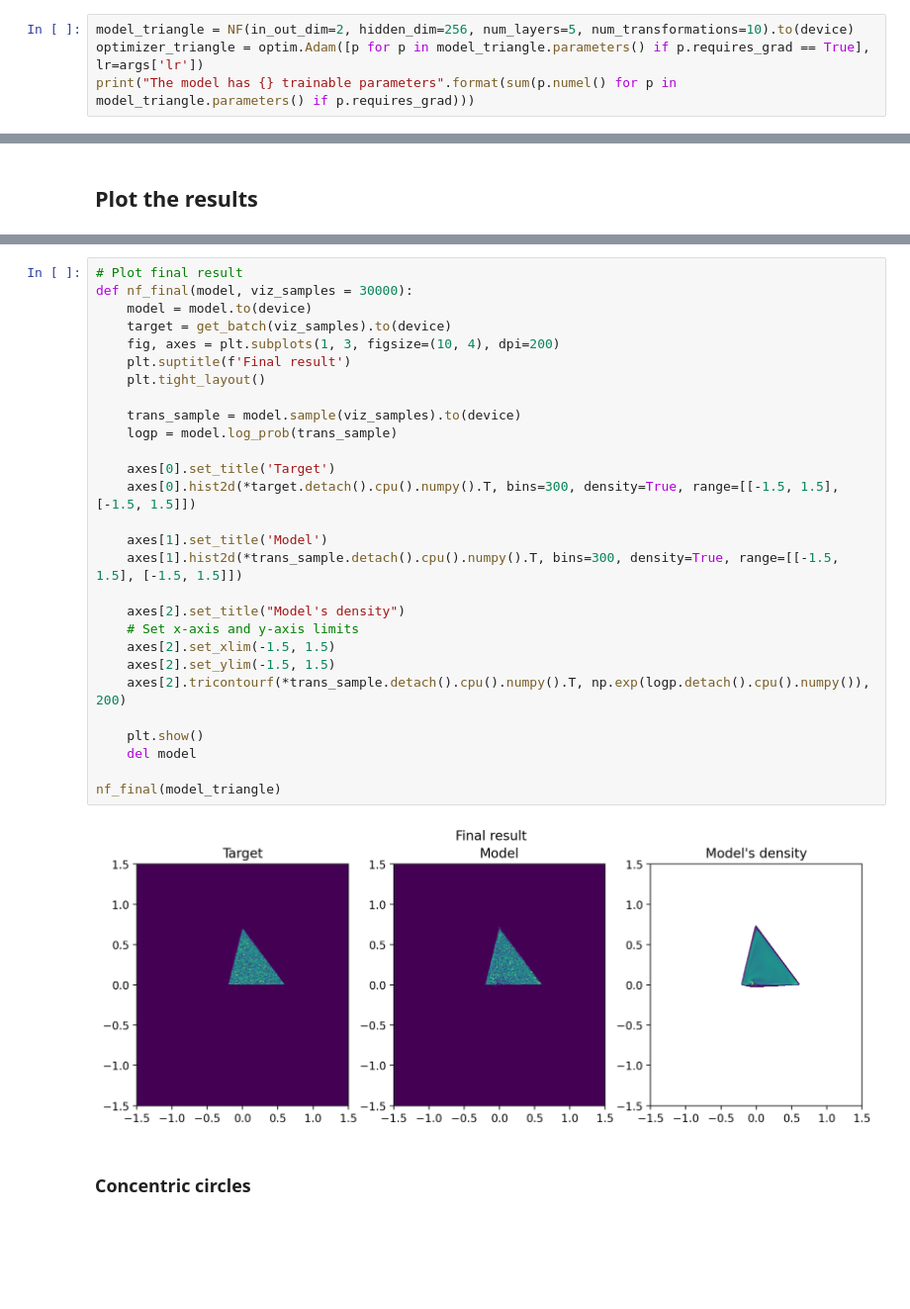
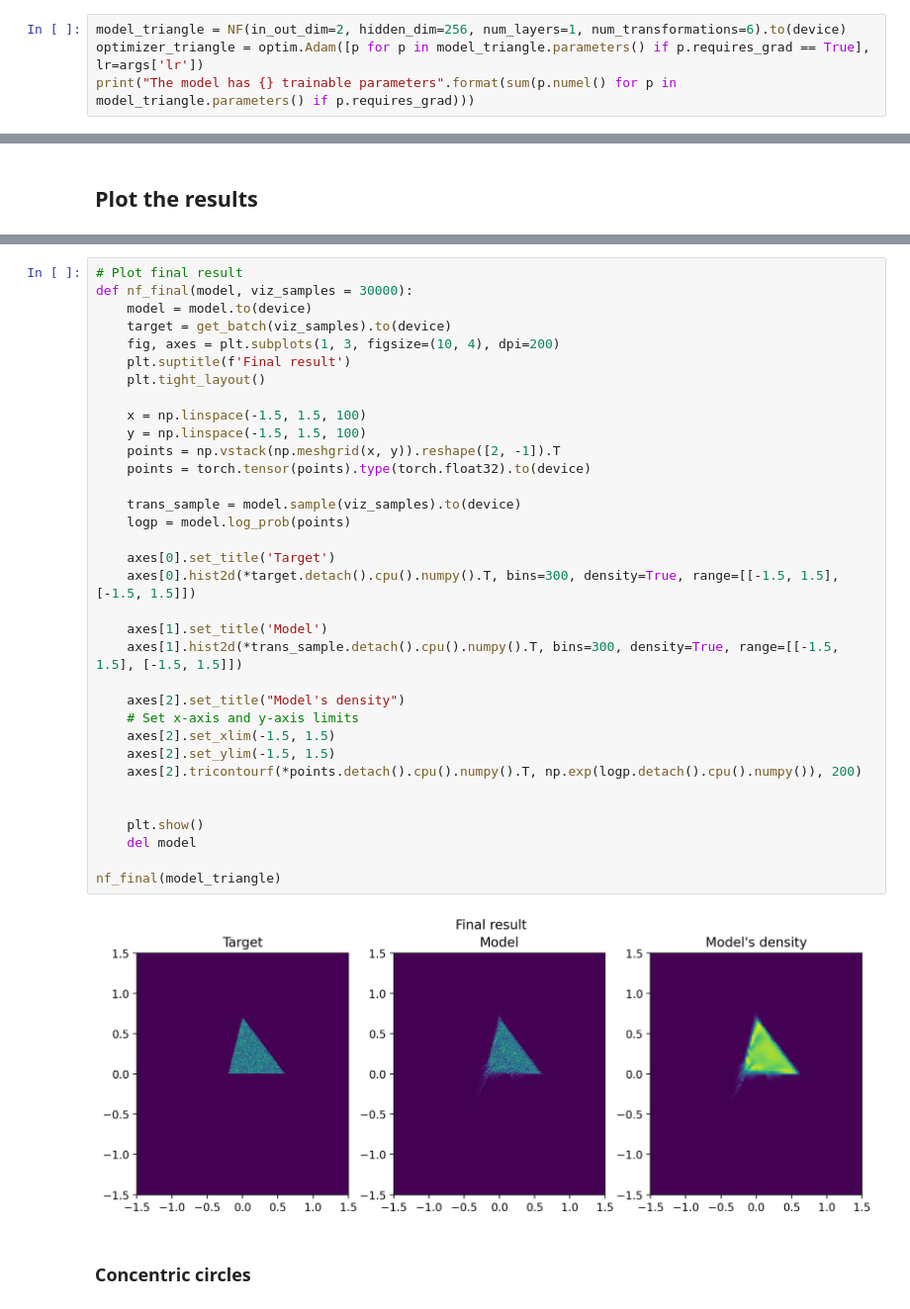
Before and after one commit to pbaldisa/neural-odes, a Jupyter notebook: application_examples/continuous_normalising_flows/nf_toy.ipynb, the cells around one changed output, grey strips where cells are left out. Shown at 99% size. Cells and saved outputs as stored; diff of their text form; blank space fills up the shorter version.

```diff
--- a/application_examples/continuous_normalising_flows/nf_toy.ipynb
+++ b/application_examples/continuous_normalising_flows/nf_toy.ipynb
@@ -149,7 +149,7 @@ def get_batch(num_samples):
 # %% [markdown]
 ## Define the model
 # %%
-model_triangle = NF(in_out_dim=2, hidden_dim=256, num_layers=5, num_transformations=10).to(device)
+model_triangle = NF(in_out_dim=2, hidden_dim=256, num_layers=1, num_transformations=6).to(device)
 optimizer_triangle = optim.Adam([p for p in model_triangle.parameters() if p.requires_grad == True], lr=args['lr'])
 print("The model has {} trainable parameters".format(sum(p.numel() for p in model_triangle.parameters() if p.requires_grad)))
 # %% [output]
@@ -235,33 +236,39 @@ viz_nf(model_triangle, 'triangle_results')
 # %%
 # Plot final result
 def nf_final(model, viz_samples = 30000):
     model = model.to(device)
     target = get_batch(viz_samples).to(device)
     fig, axes = plt.subplots(1, 3, figsize=(10, 4), dpi=200)
     plt.suptitle(f'Final result')
     plt.tight_layout()
 
+    x = np.linspace(-1.5, 1.5, 100)
+    y = np.linspace(-1.5, 1.5, 100)
+    points = np.vstack(np.meshgrid(x, y)).reshape([2, -1]).T
+    points = torch.tensor(points).type(torch.float32).to(device)
+
     trans_sample = model.sample(viz_samples).to(device)
-    logp = model.log_prob(trans_sample)
+    logp = model.log_prob(points)
 
     axes[0].set_title('Target')
     axes[0].hist2d(*target.detach().cpu().numpy().T, bins=300, density=True, range=[[-1.5, 1.5], [-1.5, 1.5]])
 
     axes[1].set_title('Model')
     axes[1].hist2d(*trans_sample.detach().cpu().numpy().T, bins=300, density=True, range=[[-1.5, 1.5], [-1.5, 1.5]])
 
     axes[2].set_title("Model's density")
     # Set x-axis and y-axis limits
     axes[2].set_xlim(-1.5, 1.5)
     axes[2].set_ylim(-1.5, 1.5)
-    axes[2].tricontourf(*trans_sample.detach().cpu().numpy().T, np.exp(logp.detach().cpu().numpy()), 200)
+    axes[2].tricontourf(*points.detach().cpu().numpy().T, np.exp(logp.detach().cpu().numpy()), 200)
+
 
     plt.show()
     del model
 
 nf_final(model_triangle)
 # %% [output]
-[figure, old version]
+[figure, new version]
 # %% [markdown]
 ### Concentric circles
 # %%
```
Also changed, not shown: parts of 10 cells of this notebook, 15 other files.
